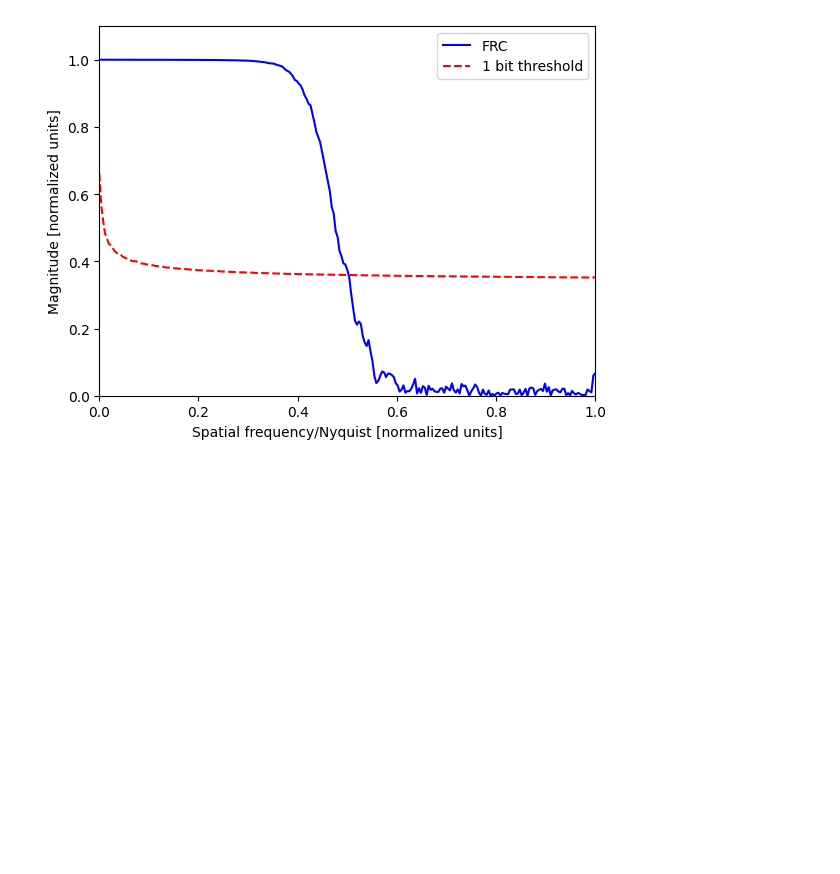
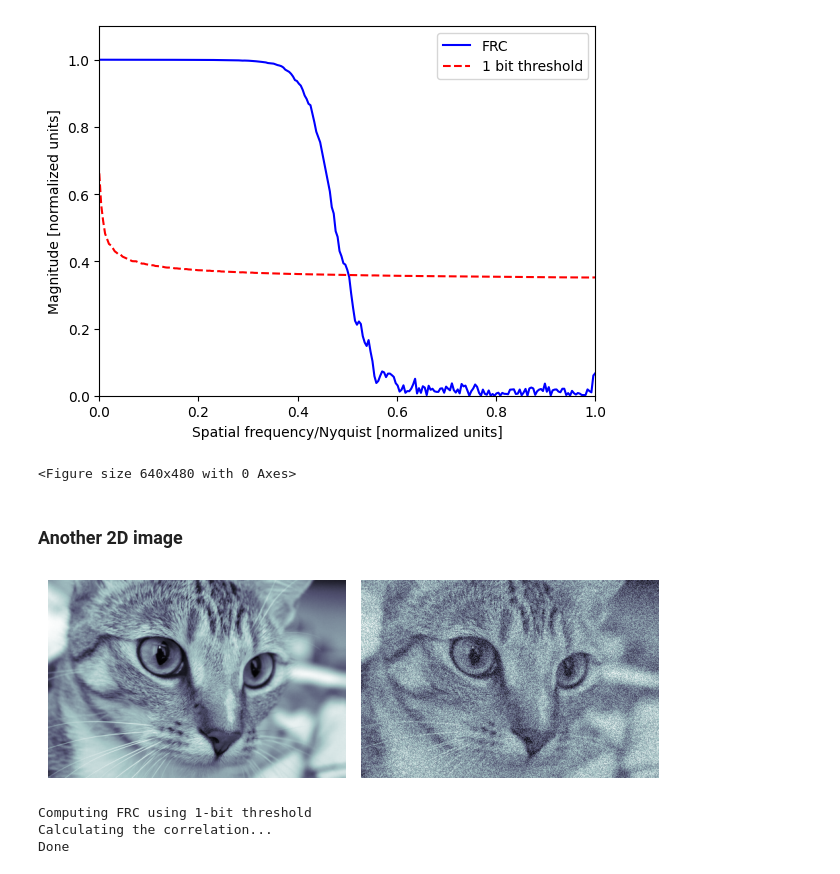
Before and after one commit to ptycho/ptypy, a Jupyter notebook: ptypy/utils/test_FRC.ipynb, the cells around one changed output. Drawn from its saved outputs; the diff is of its cells as text; code cells hidden in the pictures; blank space fills up the shorter version.

```diff
--- a/ptypy/utils/test_FRC.ipynb
+++ b/ptypy/utils/test_FRC.ipynb
@@ -23,4 +64,28 @@ Calculating the correlation...
 # %%
-frc_plot(FRC, T, fn)
+fouriercorr_plot(FRC, T, fn, 'frc_test1.png')
 # %% [output]
 [figure]
+<Figure size 640x480 with 0 Axes>
+# %% [markdown]
+### Another 2D image
+# %%
+testimg = data.chelsea().mean(axis=2)
+img1 = testimg
+img2 = testimg + 0.5*np.max(testimg)*np.random.rand(testimg.shape[0],testimg.shape[1])
+# %%
+fig2 = plt.figure(2)
+ax1 = fig2.add_subplot(121)
+ax1.imshow(img1, cmap='bone')
+ax1.set_axis_off()
+ax2 = fig2.add_subplot(122)
+ax2.imshow(img2, cmap='bone')
+ax2.set_axis_off()
+plt.tight_layout()
+# %% [output]
+[figure, added]
+# %%
+FRC, T, fn = frc(img1, img2, apod_width = 100, ringthick=6, threshold ='onebit')
+# %% [output]
+Computing FRC using 1-bit threshold
+Calculating the correlation...
+Done
```
Also changed, not shown: parts of 14 cells of this notebook, 1 other file.
